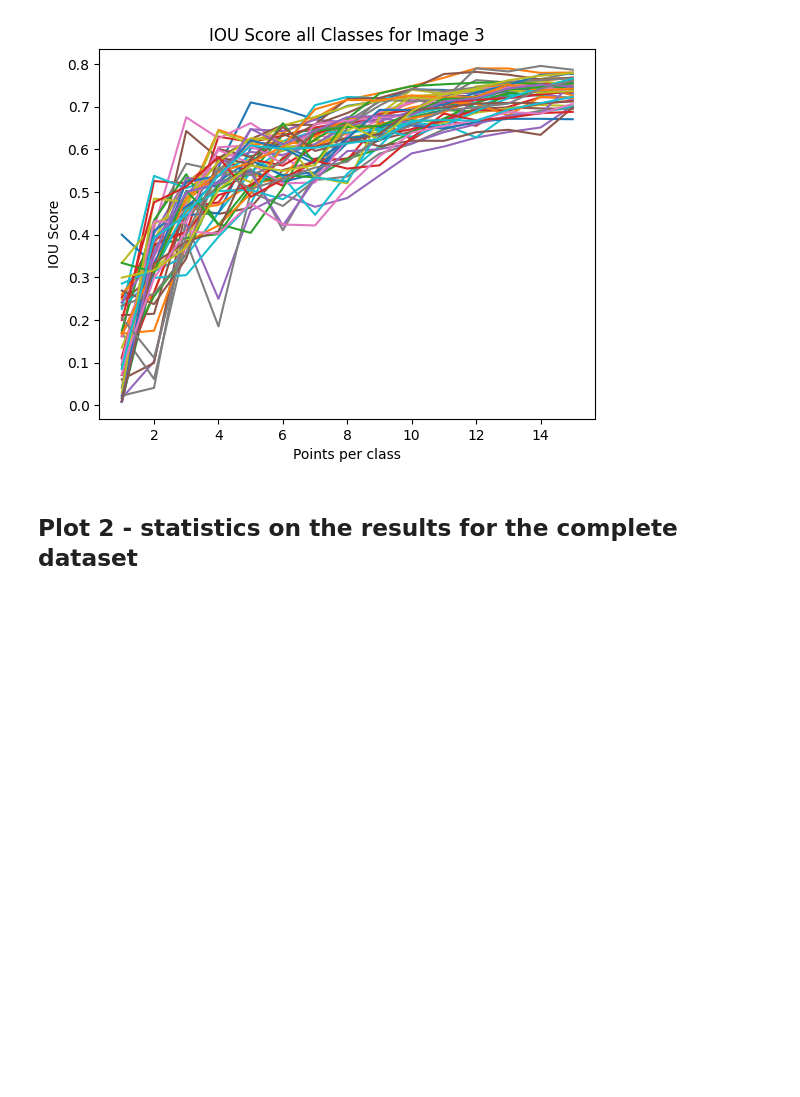
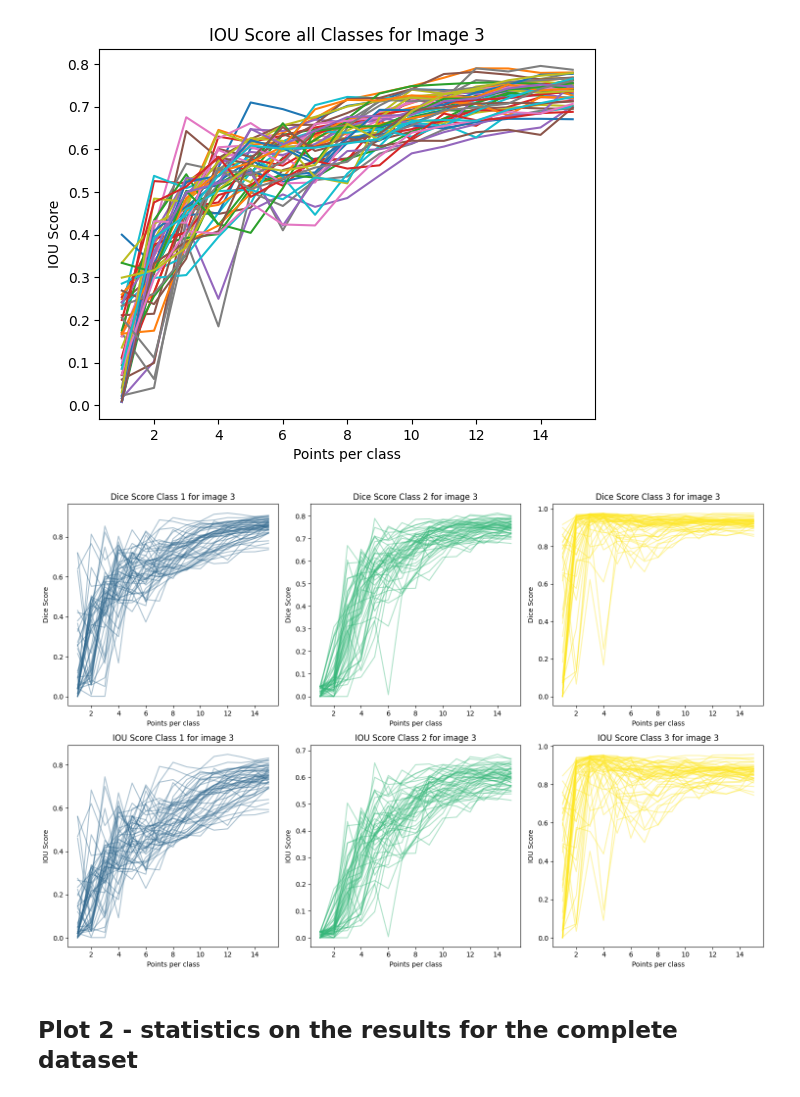
Before and after one commit to ThanhNguyen140/SAM_evaluation, a Jupyter notebook: lisa/result_analysis.ipynb, the cells around one changed output. Cells and saved outputs as stored; diff of their text form; code cells hidden in the pictures; blank space fills up the shorter version.

```diff
--- a/lisa/result_analysis.ipynb
+++ b/lisa/result_analysis.ipynb
@@ -275,5 +297,29 @@ plt.title(f"IOU Score all Classes for Image {image_id}")
 plt.show()
 # %% [output]
 [figure]
+# %%
+fig, axes = plt.subplots(2, 3, figsize=(15, 10))
+
+for i, label in enumerate([1, 2, 3]):
+    # Dice
+    ax = axes[0, i]
+    for j, line in enumerate(dice_scores[label]):
+        ax.plot(range(1, 16), line, alpha=0.4, color=class_colors[i + 1])
+
+    ax.set_xlabel("Points per class")
+    ax.set_ylabel("Dice Score")
+    ax.set_title(f"Dice Score Class {label} for image {image_id}")
+    # IOU
+    ax = axes[1, i]
+    for j, line in enumerate(IOU_scores[label]):
+        ax.plot(range(1, 16), line, alpha=0.4, color=class_colors[i + 1])
+    ax.set_xlabel("Points per class")
+    ax.set_ylabel("IOU Score")
+    ax.set_title(f"IOU Score Class {label} for image {image_id}")
+
+plt.tight_layout()
+plt.show()
+# %% [output]
+[figure, added]
 # %% [markdown]
 ## Plot 2 - statistics on the results for the complete dataset
```
Also changed, not shown: parts of 17 cells of this notebook, 2 other files.
